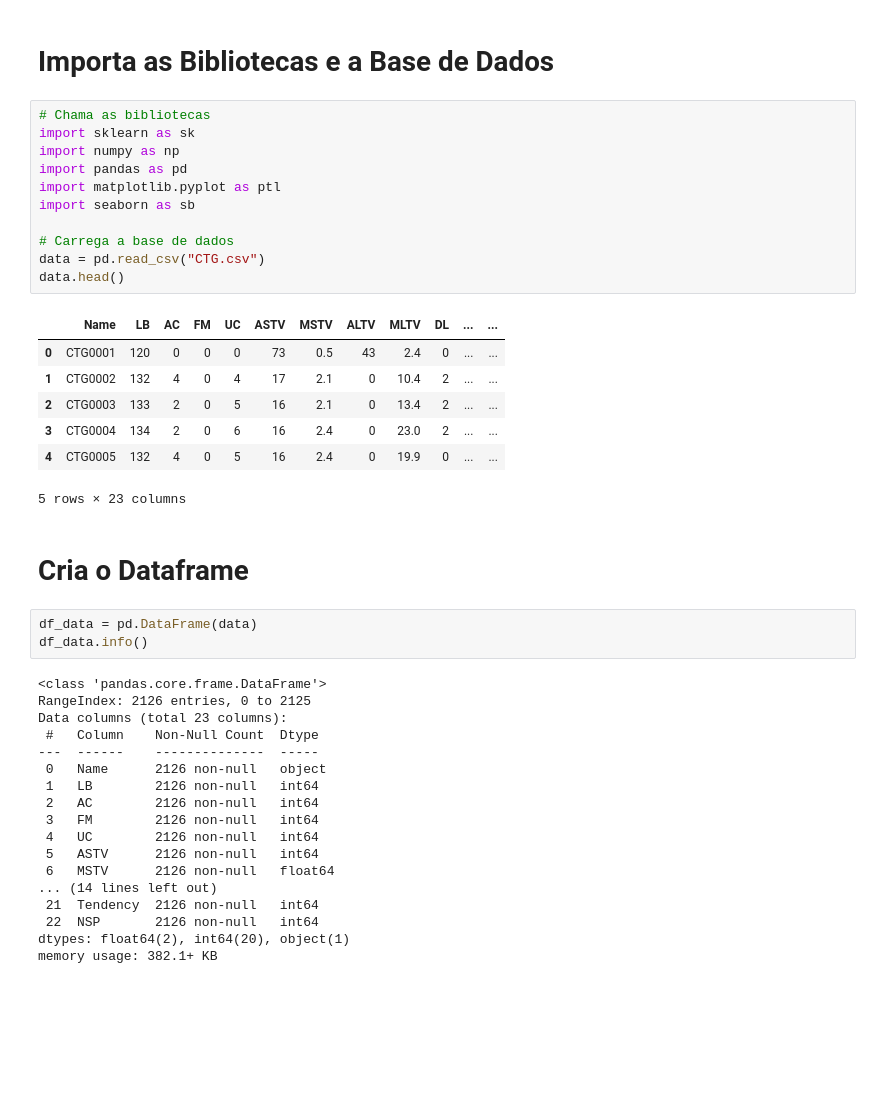
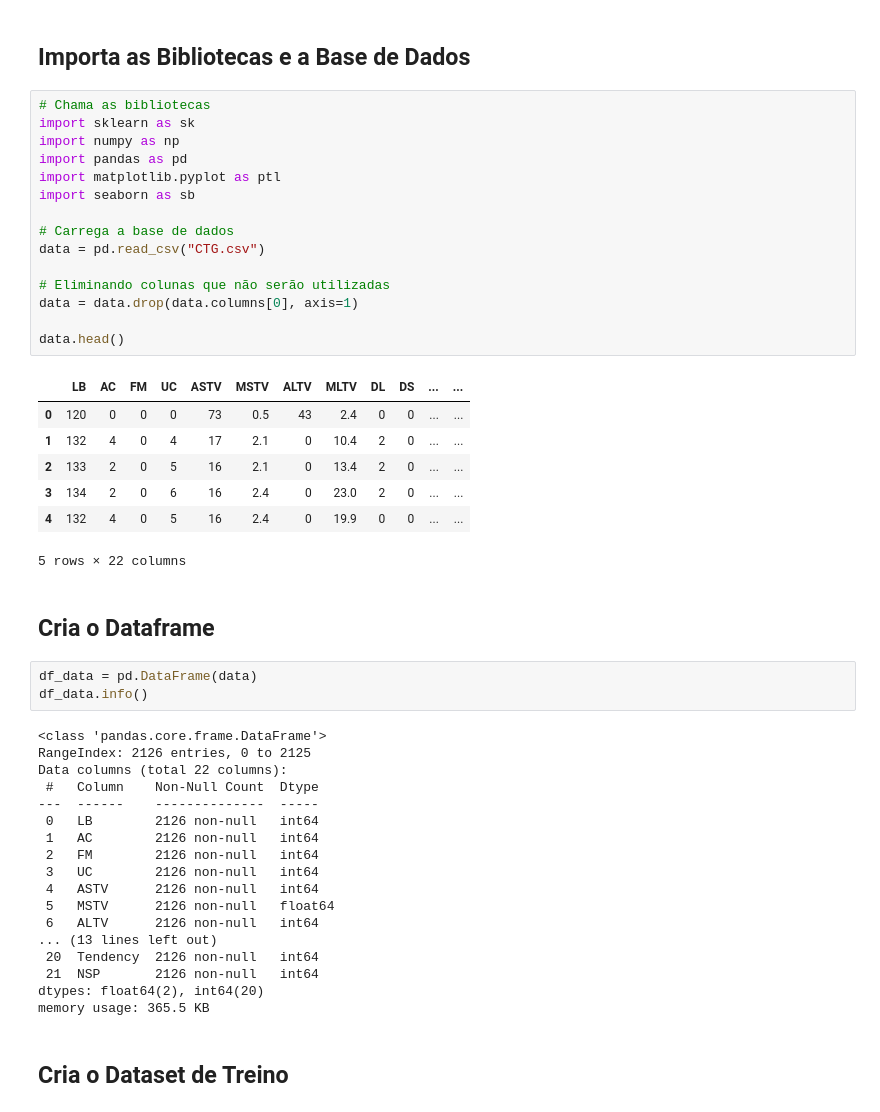
Before and after one commit to Bytelost/Cardiotocography, a Jupyter notebook: KNN.ipynb, the cells around one changed output. Drawn from its saved outputs; the diff is of its cells as text; blank space fills up the shorter version.

```diff
--- a/KNN.ipynb
+++ b/KNN.ipynb
@@ -1,45 +1,51 @@
 # %% [markdown]
-# Importa as Bibliotecas e a Base de Dados
+## Importa as Bibliotecas e a Base de Dados
 # %%
 # Chama as bibliotecas
 import sklearn as sk
 import numpy as np
 import pandas as pd
 import matplotlib.pyplot as ptl
 import seaborn as sb
 
 # Carrega a base de dados
 data = pd.read_csv("CTG.csv")
+
+# Eliminando colunas que não serão utilizadas
+data = data.drop(data.columns[0], axis=1)
+
 data.head()
 # %% [output]
-|  | Name | LB | AC | FM | UC | ASTV | MSTV | ALTV | MLTV | DL | ... | ... |
-| 0 | CTG0001 | 120 | 0 | 0 | 0 | 73 | 0.5 | 43 | 2.4 | 0 | ... | ... |
-| 1 | CTG0002 | 132 | 4 | 0 | 4 | 17 | 2.1 | 0 | 10.4 | 2 | ... | ... |
-| 2 | CTG0003 | 133 | 2 | 0 | 5 | 16 | 2.1 | 0 | 13.4 | 2 | ... | ... |
-| 3 | CTG0004 | 134 | 2 | 0 | 6 | 16 | 2.4 | 0 | 23.0 | 2 | ... | ... |
-| 4 | CTG0005 | 132 | 4 | 0 | 5 | 16 | 2.4 | 0 | 19.9 | 0 | ... | ... |
+|  | LB | AC | FM | UC | ASTV | MSTV | ALTV | MLTV | DL | DS | ... | ... |
+| 0 | 120 | 0 | 0 | 0 | 73 | 0.5 | 43 | 2.4 | 0 | 0 | ... | ... |
+| 1 | 132 | 4 | 0 | 4 | 17 | 2.1 | 0 | 10.4 | 2 | 0 | ... | ... |
+| 2 | 133 | 2 | 0 | 5 | 16 | 2.1 | 0 | 13.4 | 2 | 0 | ... | ... |
+| 3 | 134 | 2 | 0 | 6 | 16 | 2.4 | 0 | 23.0 | 2 | 0 | ... | ... |
+| 4 | 132 | 4 | 0 | 5 | 16 | 2.4 | 0 | 19.9 | 0 | 0 | ... | ... |
-5 rows × 23 columns
+5 rows × 22 columns
 # %% [markdown]
-# Cria o Dataframe
+## Cria o Dataframe
 # %%
 df_data = pd.DataFrame(data)
 df_data.info()
 # %% [output]
 <class 'pandas.core.frame.DataFrame'>
 RangeIndex: 2126 entries, 0 to 2125
-Data columns (total 23 columns):
+Data columns (total 22 columns):
  #   Column    Non-Null Count  Dtype
 ---  ------    --------------  -----
- 0   Name      2126 non-null   object
- 1   LB        2126 non-null   int64
- 2   AC        2126 non-null   int64
- 3   FM        2126 non-null   int64
- 4   UC        2126 non-null   int64
- 5   ASTV      2126 non-null   int64
- 6   MSTV      2126 non-null   float64
-... (14 lines left out)
- 21  Tendency  2126 non-null   int64
- 22  NSP       2126 non-null   int64
-dtypes: float64(2), int64(20), object(1)
-memory usage: 382.1+ KB
+ 0   LB        2126 non-null   int64
+ 1   AC        2126 non-null   int64
+ 2   FM        2126 non-null   int64
+ 3   UC        2126 non-null   int64
+ 4   ASTV      2126 non-null   int64
+ 5   MSTV      2126 non-null   float64
+ 6   ALTV      2126 non-null   int64
+... (13 lines left out)
+ 20  Tendency  2126 non-null   int64
+ 21  NSP       2126 non-null   int64
+dtypes: float64(2), int64(20)
+memory usage: 365.5 KB
+# %% [markdown]
+## Cria o Dataset de Treino
 # %%
```
Also changed, not shown: parts of 9 cells of this notebook.
